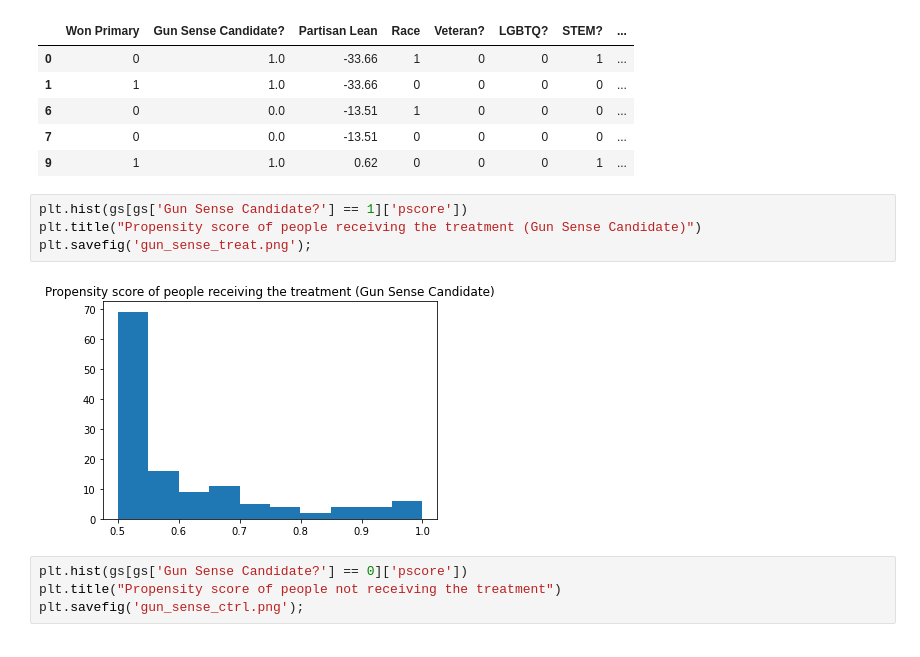
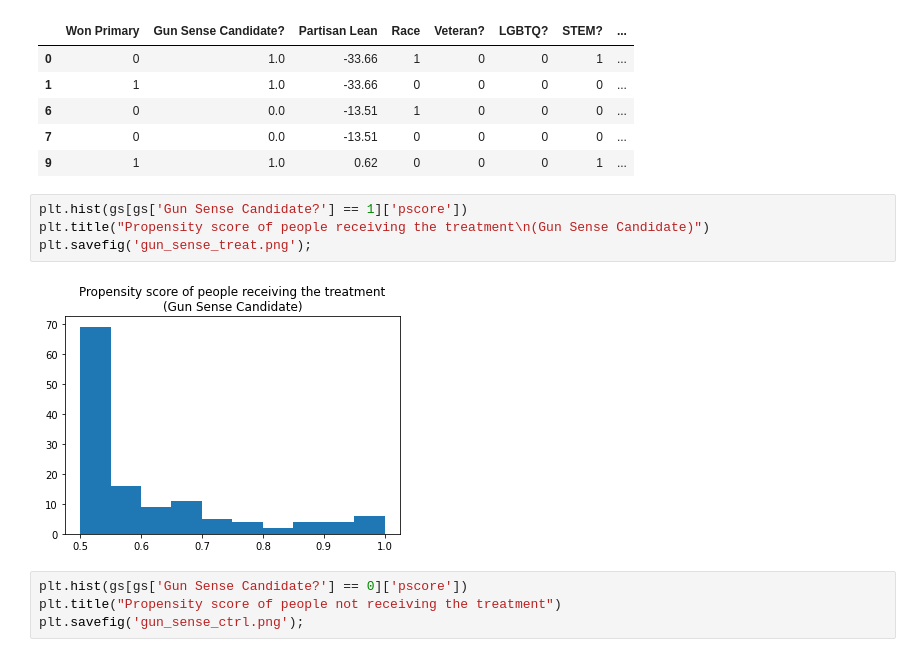
Before and after one commit to tetsu2001/102-project, a Jupyter notebook: aileen/causal.ipynb, the cells around one changed output. Saved outputs shown, nothing was run; the diff lists cells and outputs as text.

```diff
--- a/aileen/causal.ipynb
+++ b/aileen/causal.ipynb
@@ -545,10 +545,10 @@ gs.head()
 | 9 | 1 | 1.0 | 0.62 | 0 | 0 | 0 | 1 | ... |
 # %%
 plt.hist(gs[gs['Gun Sense Candidate?'] == 1]['pscore'])
-plt.title("Propensity score of people receiving the treatment (Gun Sense Candidate)")
+plt.title("Propensity score of people receiving the treatment\n(Gun Sense Candidate)")
 plt.savefig('gun_sense_treat.png');
 # %% [output]
-[figure, old version]
+[figure, new version]
 # %%
 plt.hist(gs[gs['Gun Sense Candidate?'] == 0]['pscore'])
 plt.title("Propensity score of people not receiving the treatment")
```
Also changed, not shown: parts of 3 cells of this notebook, 5 other files.
